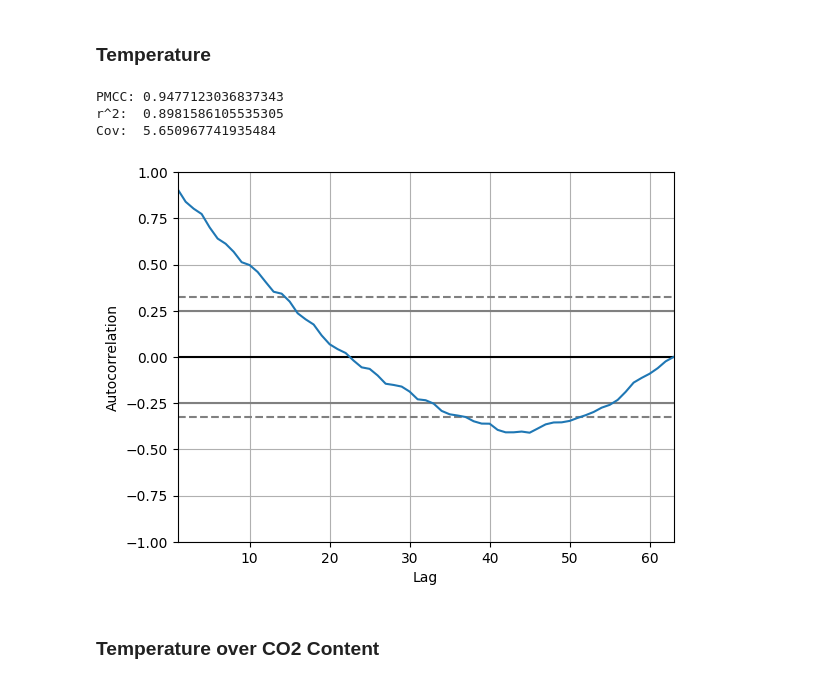
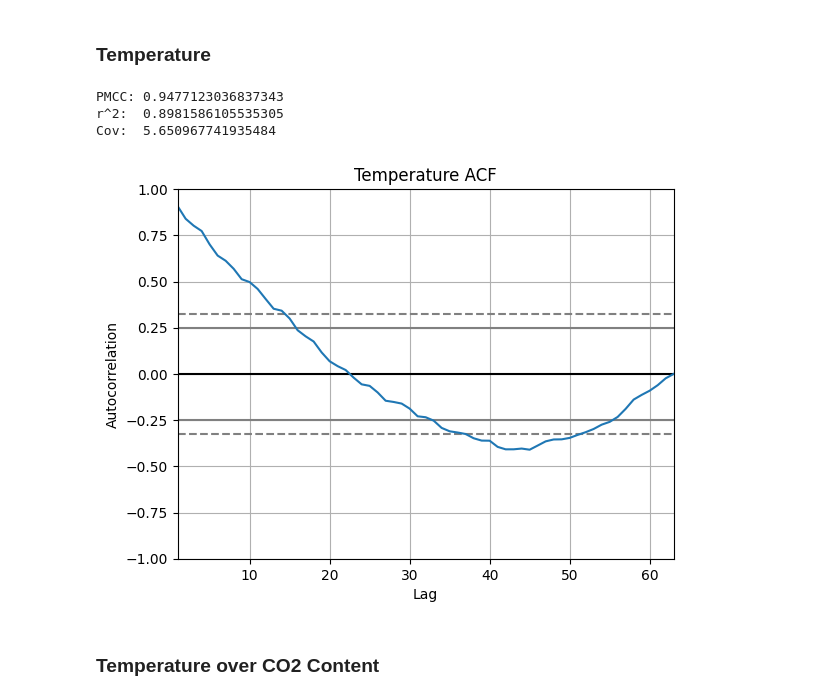
Before and after one commit to akioweh/The-HiMCM, a Jupyter notebook: py/main.ipynb, the cells around one changed output. Saved outputs shown, nothing was run; the diff lists cells and outputs as text; code cells hidden in the pictures.

```diff
--- a/py/main.ipynb
+++ b/py/main.ipynb
@@ -88,13 +95,20 @@ Cov:  542.3161290322582
 # %% [markdown]
 ### Temperature
-# %%
-bivariate_stats(temp_df['year'], temp_df['y'])
-univariate_graphs(temp_df['y'])
-# %% [output]
-PMCC: 0.9477123036837343
-r^2:  0.8981586105535305
-Cov:  5.650967741935484
-[figure, removed]
+# %%
+bivariate_stats(temp_df['year'], temp_df['y'])
+_ = pd.plotting.autocorrelation_plot(temp_df['y'])
+_.set_title('Temperature ACF')
+
+_ = plt.figure(1, figsize=(8, 6))
+
+plt.show()
+
+_.savefig('temp_acf.png', bbox_inches='tight', dpi=330)
+# %% [output]
+PMCC: 0.9477123036837343
+r^2:  0.8981586105535305
+Cov:  5.650967741935484
+[figure, added]
 # %% [markdown]
 ### Temperature over CO2 Content
 # %%
```
Also changed, not shown: parts of 6 cells of this notebook, 34 other files.
